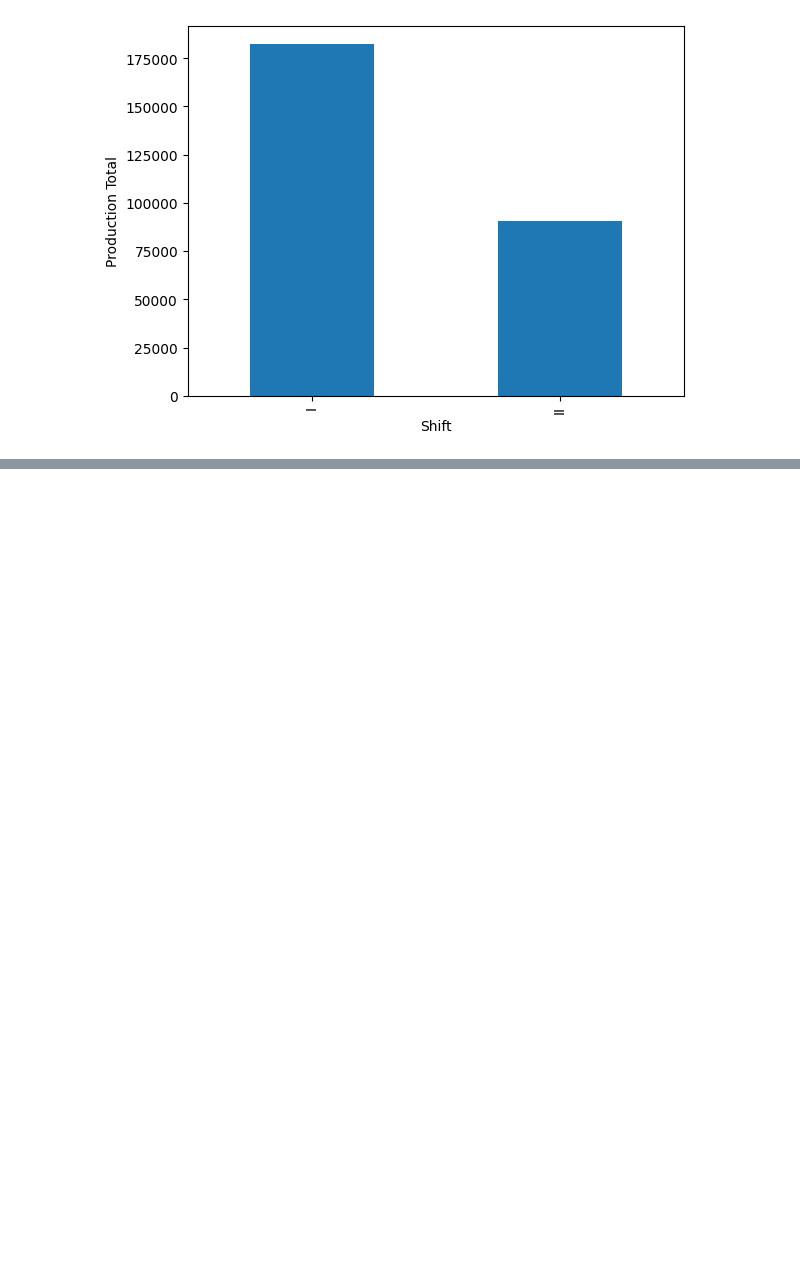
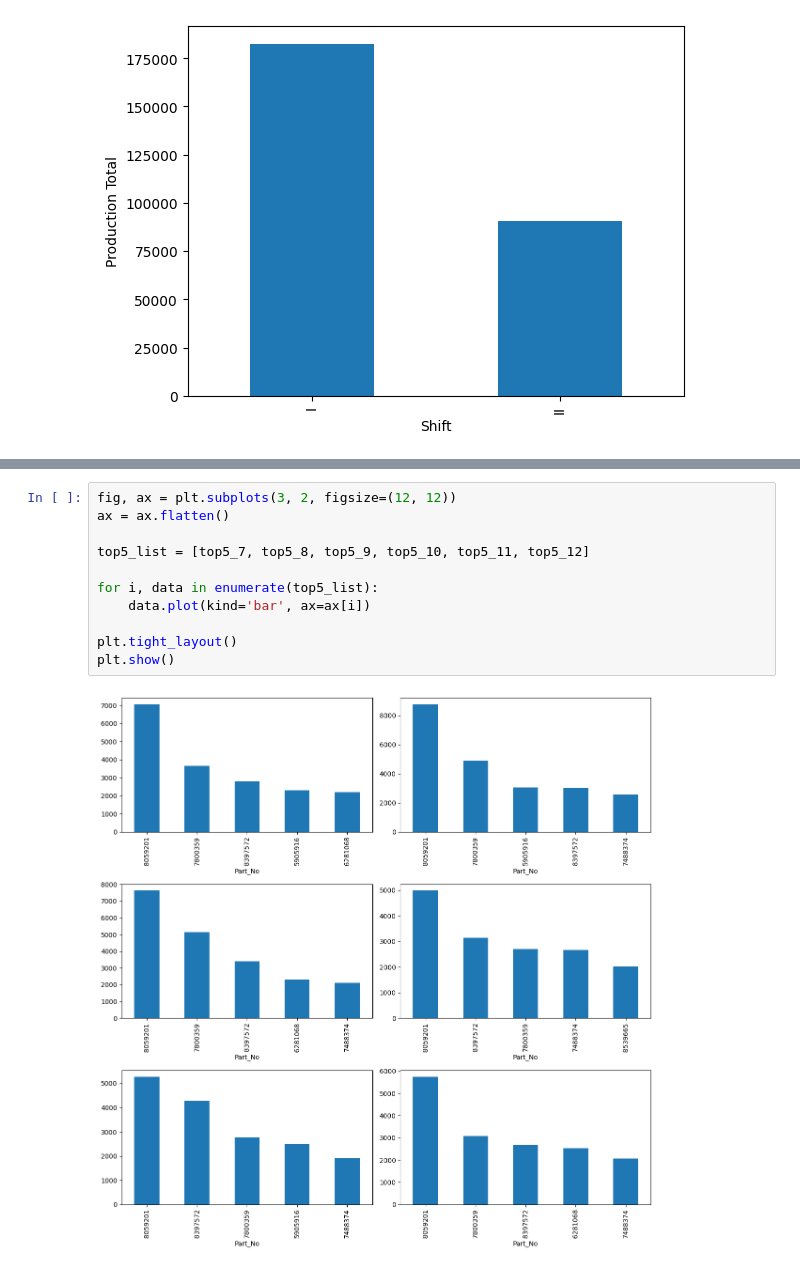
Before and after one commit to AkshayK025/Python, a Jupyter notebook: Rough_Work/LocalSql1.ipynb, the cells around one changed output, grey strips where cells are left out. Saved outputs shown, nothing was run; the diff lists cells and outputs as text; blank space fills up the shorter version.

```diff
--- a/Rough_Work/LocalSql1.ipynb
+++ b/Rough_Work/LocalSql1.ipynb
@@ -309,0 +329,13 @@ prod_df.loc[:10,'Shift':'Production']
+# %%
+fig, ax = plt.subplots(3, 2, figsize=(12, 12))
+ax = ax.flatten()
+
+top5_list = [top5_7, top5_8, top5_9, top5_10, top5_11, top5_12]
+
+for i, data in enumerate(top5_list):
+    data.plot(kind='bar', ax=ax[i])
+
+plt.tight_layout()
+plt.show()
+# %% [output]
+[figure, added]
```
Also changed, not shown: parts of 6 cells of this notebook.
